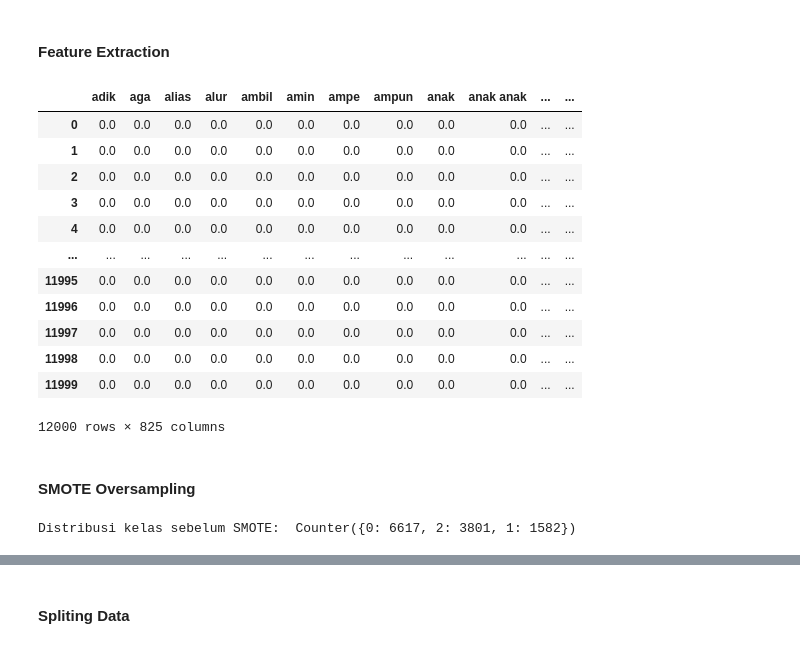
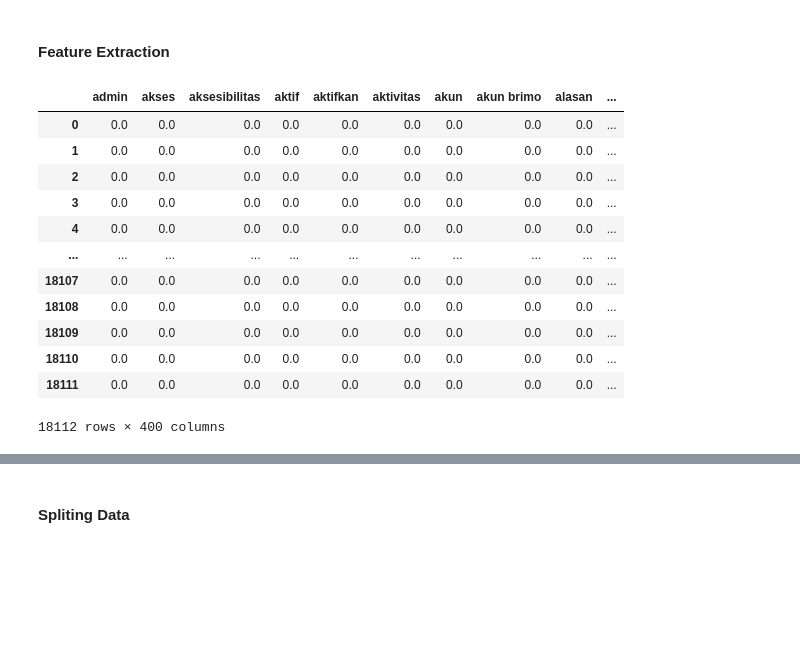
Before and after one commit to Refanz/sentiment-analysis-game-evil-nun2-origins, a Jupyter notebook: notebook.ipynb, the cells around one changed output, grey strips where cells are left out. Cells and saved outputs as stored; diff of their text form; code cells hidden in the pictures; blank space fills up the shorter version.

```diff
--- a/notebook.ipynb
+++ b/notebook.ipynb
@@ -126,6 +106,6 @@ memory usage: 1.0+ MB
 # %%
-# Melakukan drop beberapa kolom dari DataFrame game_reviews_df
-clean_df = game_reviews_df.drop(columns=['reviewCreatedVersion', 'repliedAt', 'replyContent', 'appVersion'])
+# Melakukan drop pada kolom yang terdapat null value
+clean_df = app_reviews_df.dropna()
 
 # Menampilkan informasi tentang DataFrame clean_df
 clean_df.info()
@@ -171,6 +155,7 @@ def remove_punctuation(text):
 # %%
 # Membuat helper function untuk membersihkan teks
 def cleaning_text(text):
+    text = re.sub(r'[\u00b2\u00b3\u00b9\u2070-\u209f]', '', text)  # Menghapus superscript
     text = re.sub(r'@[A-Za-z0-9]+', '', text)  # Menghapus mention
     text = re.sub(r'#[A-Za-z0-9]+', '', text)  # Menghapus hashtag
     text = re.sub(r'RT[\s]+', '', text)  # Menghapus retweet
@@ -201,19 +186,14 @@ def filtering_text(text):
     factory = StopWordRemoverFactory()
     stopwords_sastrawi = factory.get_stop_words()
 
-    game_stopwords = ['game', 'update', 'versi', 'download', "evil nun", "misi", "chapter", "youtube", "youtuber", "yt",
-                      "developer", "dvloper", "install", "aci", "miawaug", "miaw", "aug", "evil", "nun", "nan",
-                      "playstore", "play", "store", "topeng", "horor", "granny", "admin", "save", "load", "miauaug",
-                      "keplerians", "apk", "aplikasi", "balon", "udara", "pintu", "buku", "mask", "cable"]
-
-    general_stopwords = ['iya', 'yaa', 'yaaa' 'gak', 'nya', 'na', 'sih', 'ku', "di", "ga", "ya", "gaa", "loh", "kah",
+    general_stopwords = ['iya', 'yaa', 'yaaa', 'nya', 'na', 'sih', 'ku', "di", "ya", "loh", "kah",
                          "woi",
                          "woii", "woy",
                          "anjir", "njir", "deh", "ah", "coy", "wkwkwk", "wkwkwkwk", "cuy", "dehh", "deh", "dh", "donk",
                          "eh", "hahaha", "hehehe", "ih", "lho", "mah", "nge", "ny", "nyaa", "omg", "yah", "yey", "tuh",
-                         "apa", "allah", "asalamualaikum", "bye", "wr wb", "wr", "wb", "asalamu", "alaikum", "assalamu"]
+                         "apa", "asalamualaikum", "bye", "wr wb", "wr", "wb", "asalamu", "alaikum", "assalamu", "ehh",
+                         "eh", "kak", "min", "si", "sih"]
 
-    list_stopwords.update(game_stopwords)
     list_stopwords.update(stopwords_sastrawi)
     list_stopwords.update(list_stopwords1)
     list_stopwords.update(general_stopwords)
@@ -309,8 +273,11 @@ clean_df['text_casefolding'] = clean_df['text_clean'].apply(casefolding_text)
 # Mengganti kata-kata slang dengan kata-kata standar dan menyimpannya di 'text_slangwords'
 clean_df['text_slangwords'] = clean_df['text_casefolding'].apply(fix_slangwords)
 
+# Mengulang proses membersihkan teks
+clean_df['text_clean'] = clean_df['text_slangwords'].apply(cleaning_text)
+
 # Memecah teks menjadi token (kata-kata) dan menyimpannya di kolom 'text_tokenizing'
-clean_df['text_tokenizing'] = clean_df['text_slangwords'].apply(tokenizing_text)
+clean_df['text_tokenizing'] = clean_df['text_clean'].apply(tokenizing_text)
 
 # Menghapus kata-kata stop (kata-kata umum) dan menyimpannya di 'text_stopword'
 clean_df['text_stopwords'] = clean_df['text_tokenizing'].apply(filtering_text)
@@ -548,32 +518,25 @@ y = encoder.fit_transform(y)
 #### **Feature Extraction**
 # %%
 # Ekstraksi fitur dengan TF-IDF
-tfidf = TfidfVectorizer(max_features=1000, min_df=15, max_df=0.8, ngram_range=(1, 2))
-X_tfidf = tfidf.fit_transform(X)
+tfidf_svm = TfidfVectorizer(max_features=400, min_df=20, max_df=0.8, ngram_range=(1, 2))
+X_tfidf_svm = tfidf_svm.fit_transform(X)
 
 # Konversi hasil ekstra
-features_df = pd.DataFrame(X_tfidf.toarray(), columns=tfidf.get_feature_names_out())
+features_df = pd.DataFrame(X_tfidf_svm.toarray(), columns=tfidf_svm.get_feature_names_out())
 
 # Menampilkan hasil ekstraksi fitur
 features_df
 # %% [output]
-|  | adik | aga | alias | alur | ambil | amin | ampe | ampun | anak | anak anak | ... | ... |
-| 0 | 0.0 | 0.0 | 0.0 | 0.0 | 0.0 | 0.0 | 0.0 | 0.0 | 0.0 | 0.0 | ... | ... |
-| 1 | 0.0 | 0.0 | 0.0 | 0.0 | 0.0 | 0.0 | 0.0 | 0.0 | 0.0 | 0.0 | ... | ... |
-| 2 | 0.0 | 0.0 | 0.0 | 0.0 | 0.0 | 0.0 | 0.0 | 0.0 | 0.0 | 0.0 | ... | ... |
-| 3 | 0.0 | 0.0 | 0.0 | 0.0 | 0.0 | 0.0 | 0.0 | 0.0 | 0.0 | 0.0 | ... | ... |
-| 4 | 0.0 | 0.0 | 0.0 | 0.0 | 0.0 | 0.0 | 0.0 | 0.0 | 0.0 | 0.0 | ... | ... |
-| ... | ... | ... | ... | ... | ... | ... | ... | ... | ... | ... | ... | ... |
-| 11995 | 0.0 | 0.0 | 0.0 | 0.0 | 0.0 | 0.0 | 0.0 | 0.0 | 0.0 | 0.0 | ... | ... |
-| 11996 | 0.0 | 0.0 | 0.0 | 0.0 | 0.0 | 0.0 | 0.0 | 0.0 | 0.0 | 0.0 | ... | ... |
-| 11997 | 0.0 | 0.0 | 0.0 | 0.0 | 0.0 | 0.0 | 0.0 | 0.0 | 0.0 | 0.0 | ... | ... |
-| 11998 | 0.0 | 0.0 | 0.0 | 0.0 | 0.0 | 0.0 | 0.0 | 0.0 | 0.0 | 0.0 | ... | ... |
-| 11999 | 0.0 | 0.0 | 0.0 | 0.0 | 0.0 | 0.0 | 0.0 | 0.0 | 0.0 | 0.0 | ... | ... |
+|  | admin | akses | aksesibilitas | aktif | aktifkan | aktivitas | akun | akun brimo | alasan | ... |
+| 0 | 0.0 | 0.0 | 0.0 | 0.0 | 0.0 | 0.0 | 0.0 | 0.0 | 0.0 | ... |
+| 1 | 0.0 | 0.0 | 0.0 | 0.0 | 0.0 | 0.0 | 0.0 | 0.0 | 0.0 | ... |
+| 2 | 0.0 | 0.0 | 0.0 | 0.0 | 0.0 | 0.0 | 0.0 | 0.0 | 0.0 | ... |
+| 3 | 0.0 | 0.0 | 0.0 | 0.0 | 0.0 | 0.0 | 0.0 | 0.0 | 0.0 | ... |
+| 4 | 0.0 | 0.0 | 0.0 | 0.0 | 0.0 | 0.0 | 0.0 | 0.0 | 0.0 | ... |
+| ... | ... | ... | ... | ... | ... | ... | ... | ... | ... | ... |
+| 18107 | 0.0 | 0.0 | 0.0 | 0.0 | 0.0 | 0.0 | 0.0 | 0.0 | 0.0 | ... |
+| 18108 | 0.0 | 0.0 | 0.0 | 0.0 | 0.0 | 0.0 | 0.0 | 0.0 | 0.0 | ... |
+| 18109 | 0.0 | 0.0 | 0.0 | 0.0 | 0.0 | 0.0 | 0.0 | 0.0 | 0.0 | ... |
+| 18110 | 0.0 | 0.0 | 0.0 | 0.0 | 0.0 | 0.0 | 0.0 | 0.0 | 0.0 | ... |
+| 18111 | 0.0 | 0.0 | 0.0 | 0.0 | 0.0 | 0.0 | 0.0 | 0.0 | 0.0 | ... |
-12000 rows × 825 columns
+18112 rows × 400 columns
-# %% [markdown]
-#### **SMOTE Oversampling**
-# %%
-# Melihat disrtribusi kelas
-print("Distribusi kelas sebelum SMOTE: ", Counter(y))
-# %% [output]
-Distribusi kelas sebelum SMOTE:  Counter({0: 6617, 2: 3801, 1: 1582})
```
Also changed, not shown: parts of 75 cells of this notebook, 3 other files.
